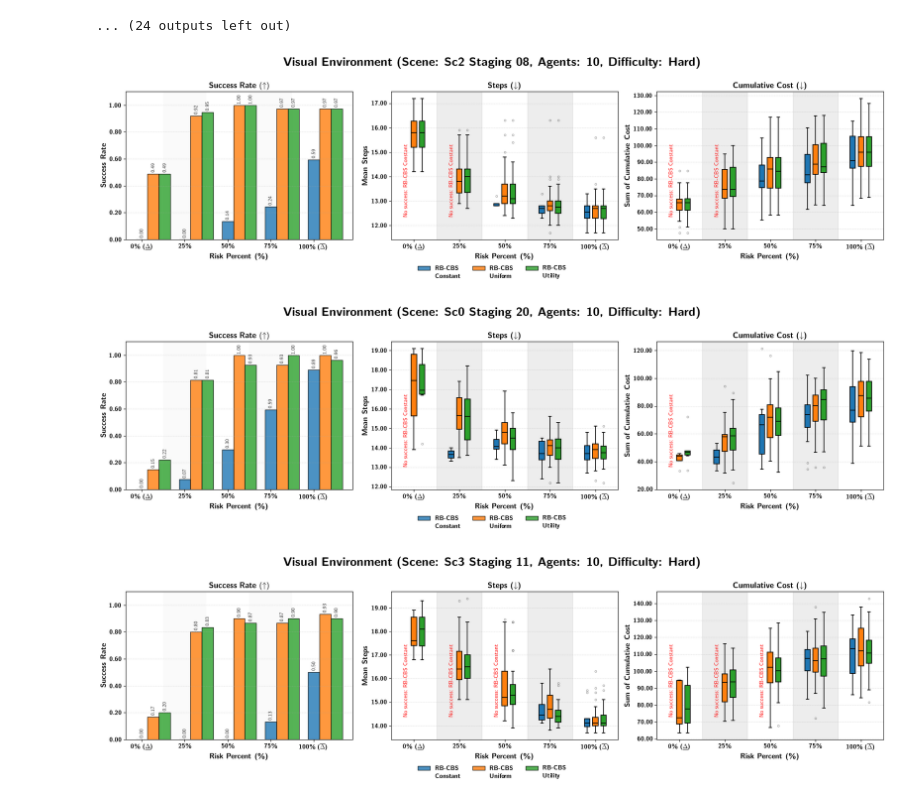
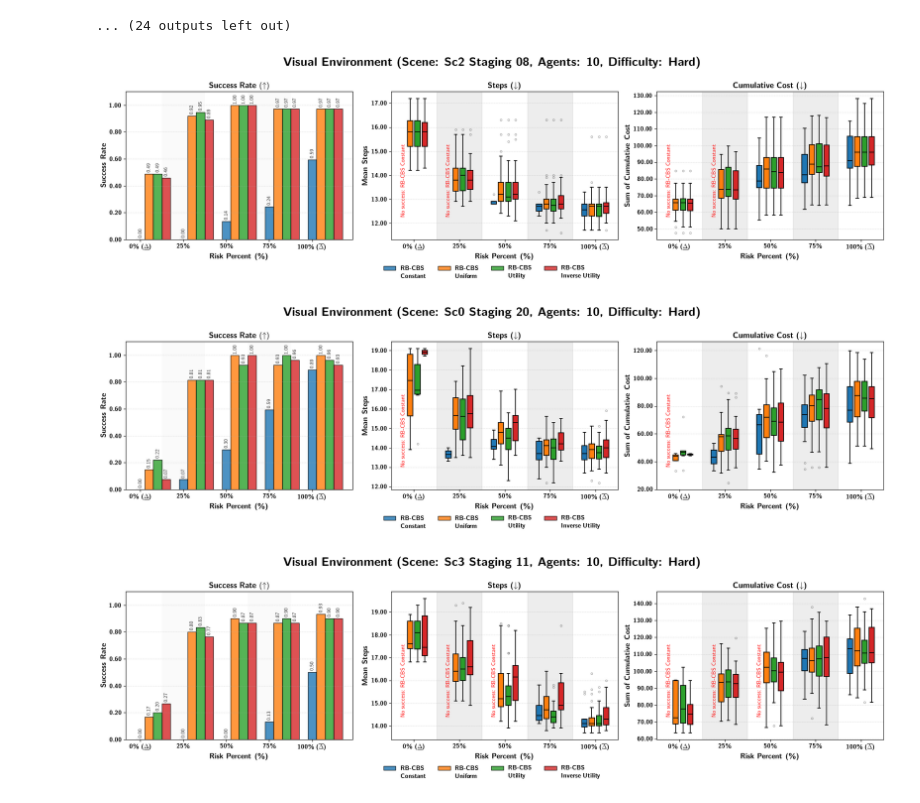
Before and after one commit to delay-planner/rb-visual-mapf, a Jupyter notebook: pud/plots/plot_safe_habitatenv_metrics.ipynb, the cells around one changed output. Drawn from its saved outputs; the diff is of its cells as text; code cells hidden in the pictures.

Commit message:
added back the inverse utility to the ablation plot

```diff
--- a/pud/plots/plot_safe_habitatenv_metrics.ipynb
+++ b/pud/plots/plot_safe_habitatenv_metrics.ipynb
@@ -339,19 +339,19 @@ Processing data for 10 agents in hard problem type
 [figure]
 ... (24 outputs left out)
 # %%
-method_titles = ["RB-CBS\nConstant", "RB-CBS\nUniform", "RB-CBS\nUtility"]
+method_titles = ["RB-CBS\nConstant", "RB-CBS\nUniform", "RB-CBS\nUtility", "RB-CBS\nInverse Utility"]
 methods = []
 rb_methods = [
     "risk_budgeted_search",
     "risk_bounded_uniform_search",
     "risk_bounded_utility_search",
-    # "risk_bounded_inverse_utility_search",
+    "risk_bounded_inverse_utility_search",
 ]
 for envs in ["sc2_staging_08", "sc0_staging_20", "sc3_staging_11"]:
     basedir = Path("pud/plots/data/" + envs + "_aaai")
     metrics_over_buckets = process_data(basedir, 10, "hard")
     plot_data(metrics_over_buckets, env_name=envs, save=True, title="habitatenv_ablation_" + envs + "_hard_10")
 # %% [output]
-[figure, old version]
+[figure, new version]
-[figure, old version]
+[figure, new version]
-[figure, old version]
+[figure, new version]
```
Also changed, not shown: 1 other file.
